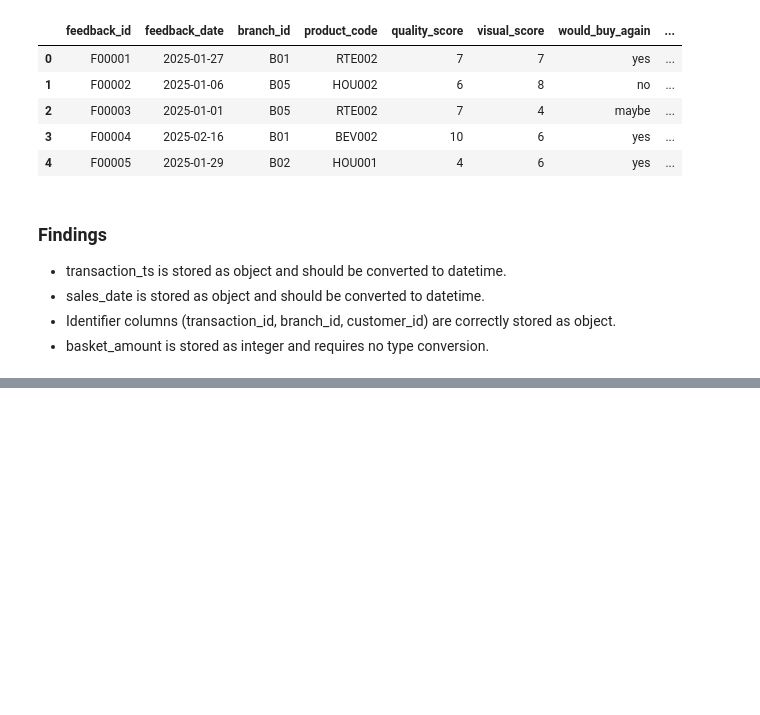
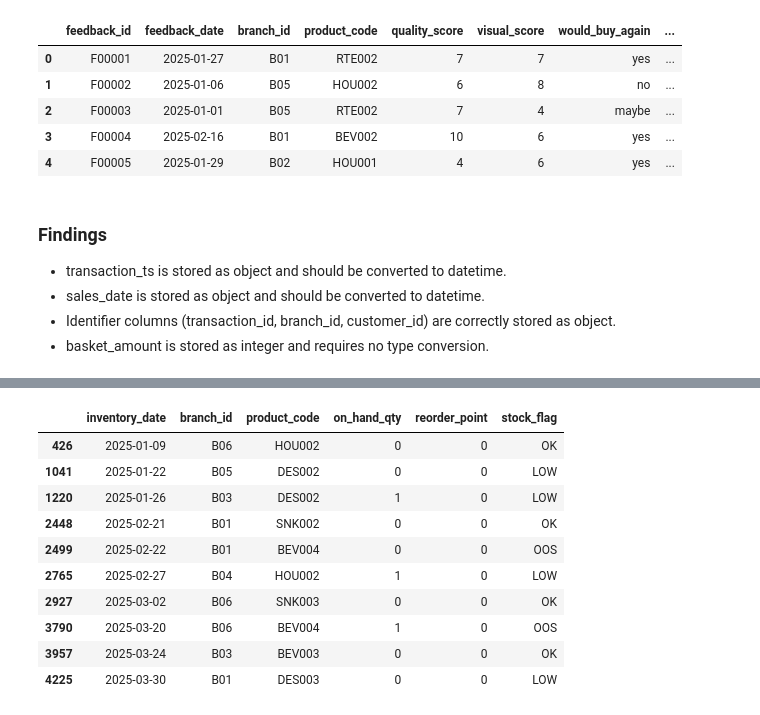
Before and after one commit to Khishigjargal42/premium_nexus_task, a Jupyter notebook: notebooks/02_data_cleaning.ipynb, the cells around one changed output, grey strips where cells are left out. Saved outputs shown, nothing was run; the diff lists cells and outputs as text; code cells hidden in the pictures; blank space fills up the shorter version.

```diff
--- a/notebooks/02_data_cleaning.ipynb
+++ b/notebooks/02_data_cleaning.ipynb
@@ -262,0 +1112,19 @@ First 5 Rows:
+# %%
+inventory[
+    inventory["reorder_point"] == 0
+][
+    ["inventory_date", "branch_id", "product_code",
+     "on_hand_qty", "reorder_point", "stock_flag"]
+]
+# %% [output]
+|  | inventory_date | branch_id | product_code | on_hand_qty | reorder_point | stock_flag |
+| 426 | 2025-01-09 | B06 | HOU002 | 0 | 0 | OK |
+| 1041 | 2025-01-22 | B05 | DES002 | 0 | 0 | LOW |
+| 1220 | 2025-01-26 | B03 | DES002 | 1 | 0 | LOW |
+| 2448 | 2025-02-21 | B01 | SNK002 | 0 | 0 | OK |
+| 2499 | 2025-02-22 | B01 | BEV004 | 0 | 0 | OOS |
+| 2765 | 2025-02-27 | B04 | HOU002 | 1 | 0 | LOW |
+| 2927 | 2025-03-02 | B06 | SNK003 | 0 | 0 | OK |
+| 3790 | 2025-03-20 | B06 | BEV004 | 1 | 0 | OOS |
+| 3957 | 2025-03-24 | B03 | BEV003 | 0 | 0 | OK |
+| 4225 | 2025-03-30 | B01 | DES003 | 0 | 0 | LOW |
```
Also changed, not shown: parts of 54 cells of this notebook.
